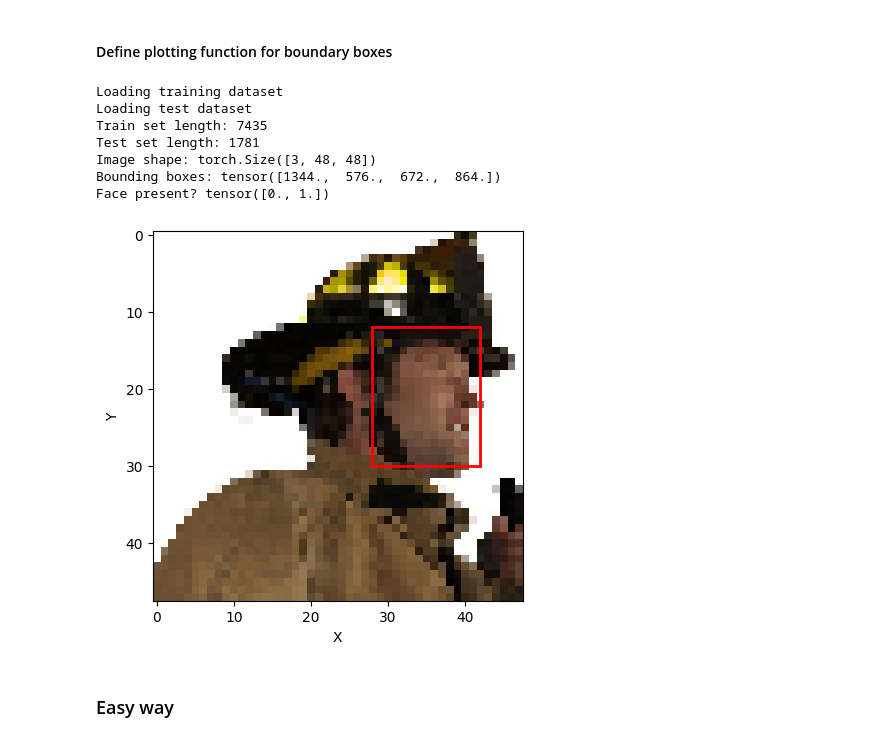
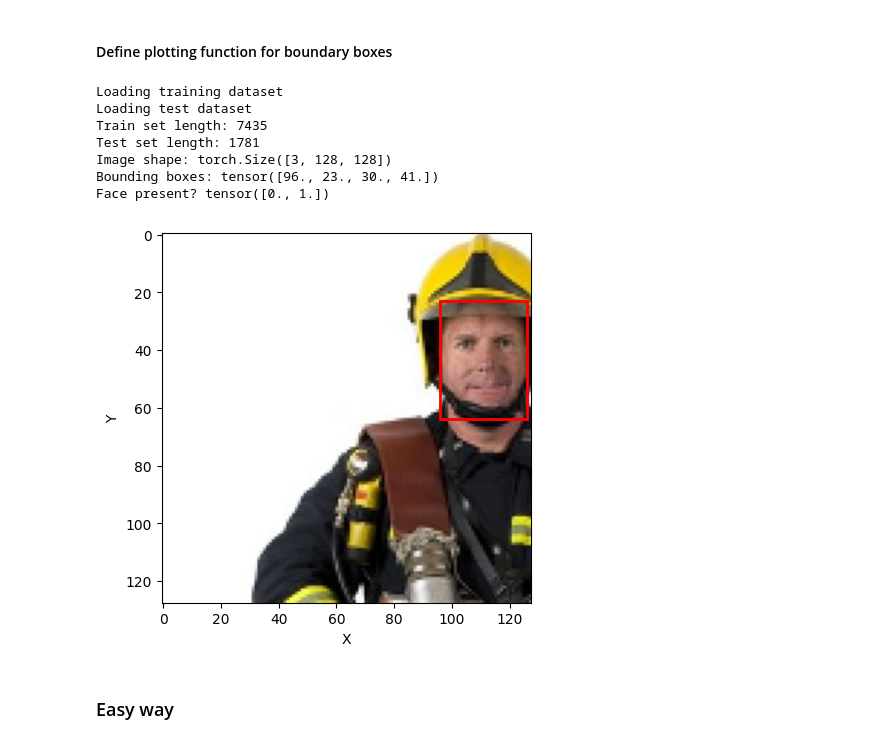
Before and after one commit to lionnus/MAX78000-Face-Detection, a Jupyter notebook: pytorch_face_detection.ipynb, the cells around one changed output. Drawn from its saved outputs; the diff is of its cells as text; code cells hidden in the pictures.

```diff
--- a/pytorch_face_detection.ipynb
+++ b/pytorch_face_detection.ipynb
@@ -35,8 +35,8 @@ from torchvision.io import read_image
 # %% [markdown]
 ### Set parameters
 # %%
-param_dim_x = 48
-param_dim_y = 48
+param_dim_x = 128
+param_dim_y = 128
 # %% [markdown]
 ### Set CUDA device
 # %%
@@ -112,7 +112,7 @@ class WIDERFacesDataset(Dataset):
         image = cv2.resize(image, (param_dim_x, param_dim_y))
 
         # Convert bboxes and face label to tensors
-        bboxes_tensor = torch.tensor([float(i) for i in bboxes_resized[0]])
+        bboxes_tensor = torch.tensor([float(i)/param_dim_x for i in bboxes_resized[0]])
 
         one_hot_face_label = [0, 0]
         one_hot_face_label[0] = float(face_label == 0)  # [1, 0] for face_label == 1
@@ -169,7 +169,7 @@ class WIDERFacesDataset(Dataset):
                 'blur': int(bbox_data[4]),
                 'expression': int(bbox_data[5]),
                 'illumination': int(bbox_data[6]),
-                'invalid': int(bbox_data[7]),
+                'intestid': int(bbox_data[7]),
                 'occlusion': int(bbox_data[8]),
                 'pose': int(bbox_data[9])
             }
@@ -313,29 +313,26 @@ def plotBoundaryBox(image,bbox):
 # %%
 args=0
 data = ('/home/lionnus/OneDrive/Ubuntu/MLonMCU/maxim7800-face-detection',0)
 train_dataset,test_dataset= widerfaces_get_datasets(data,load_train=True, load_test=True)
 print("Train set length:",len(train_dataset))
 print("Test set length:",len(test_dataset))
-image, bbox, face_label = train_dataset[3000]
+image, bbox, face_label = train_dataset[3020]
 
 # Inspect the sample
 print("Image shape:", image.shape)
-print("Bounding boxes:", bbox*48)
+print("Bounding boxes:", bbox*param_dim_x)
 print("Face present?", face_label)
-# Test data loading using DataLoader
-batch_size = 4
-dataloader = DataLoader(train_dataset, batch_size=batch_size, shuffle=True)
-fixed_size= (param_dim_x,param_dim_y)
-plotBoundaryBox(image,bbox)
+
+plotBoundaryBox(image,bbox*param_dim_x)
 # %% [output]
 Loading training dataset
 Loading test dataset
 Train set length: 7435
 Test set length: 1781
-Image shape: torch.Size([3, 48, 48])
-Bounding boxes: tensor([1344.,  576.,  672.,  864.])
+Image shape: torch.Size([3, 128, 128])
+Bounding boxes: tensor([96., 23., 30., 41.])
 Face present? tensor([0., 1.])
-[figure, old version]
+[figure, new version]
 # %% [markdown]
 ### Easy way
 # %%
```
Also changed, not shown: parts of 4 cells of this notebook.
